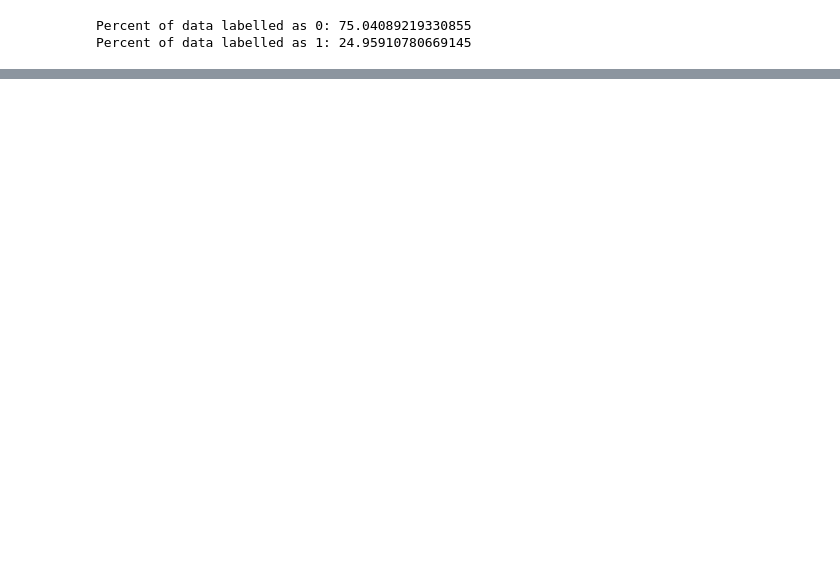
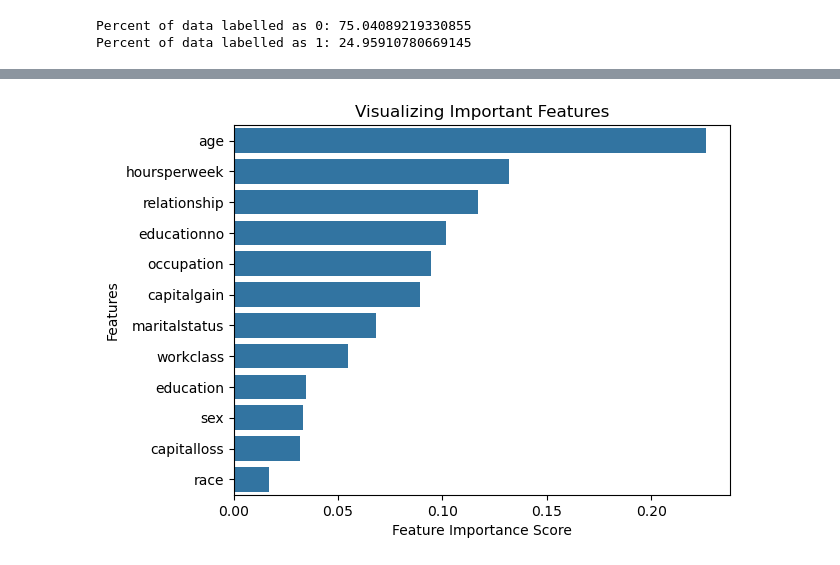
Before and after one commit to aryanra419/Python-class-notes, a Jupyter notebook: Naive_Byes.ipynb, the cells around one changed output, grey strips where cells are left out. Drawn from its saved outputs; the diff is of its cells as text; code cells hidden in the pictures; blank space fills up the shorter version.

```diff
--- a/Naive_Byes.ipynb
+++ b/Naive_Byes.ipynb
@@ -291,0 +290,3 @@ Percent of data labelled as 1: 24.95910780669145
+# %%
+x=df_train.iloc[:,:-1]
+y=df_train.iloc[:,-1]
@@ -291,0 +299,6 @@ Percent of data labelled as 1: 24.95910780669145
+# %%
+from sklearn.ensemble import ExtraTreesClassifier
+
+model = ExtraTreesClassifier(n_estimators=10)
+model.fit(x,y)
+print(model.feature_importances_)
@@ -291,0 +308,6 @@ Percent of data labelled as 1: 24.95910780669145
+# %%
+from sklearn.ensemble import ExtraTreesClassifier
+
+model = ExtraTreesClassifier(n_estimators=10)
+model.fit(x,y)
+print(model.feature_importances_)
@@ -291,0 +321,6 @@ Percent of data labelled as 1: 24.95910780669145
+# %%
+cols=['age','workclass', 'education', 'educationno', 'maritalstatus',
+       'occupation', 'relationship', 'race', 'sex', 'capitalgain',
+       'capitalloss', 'hoursperweek']
+feature_imp=pd.Series(model.feature_importances_,index=cols).sort_values(ascending=False)
+feature_imp
@@ -291,0 +341,12 @@ Percent of data labelled as 1: 24.95910780669145
+# %%
+import seaborn as sns
+%matplotlib inline
+# Creating a bar plot
+sns.barplot(x=feature_imp, y=feature_imp.index)
+# Add labels to your graph
+plt.xlabel('Feature Importance Score')
+plt.ylabel('Features')
+plt.title("Visualizing Important Features")
+plt.show()
+# %% [output]
+[figure, added]
```
Also changed, not shown: parts of 34 cells of this notebook.
